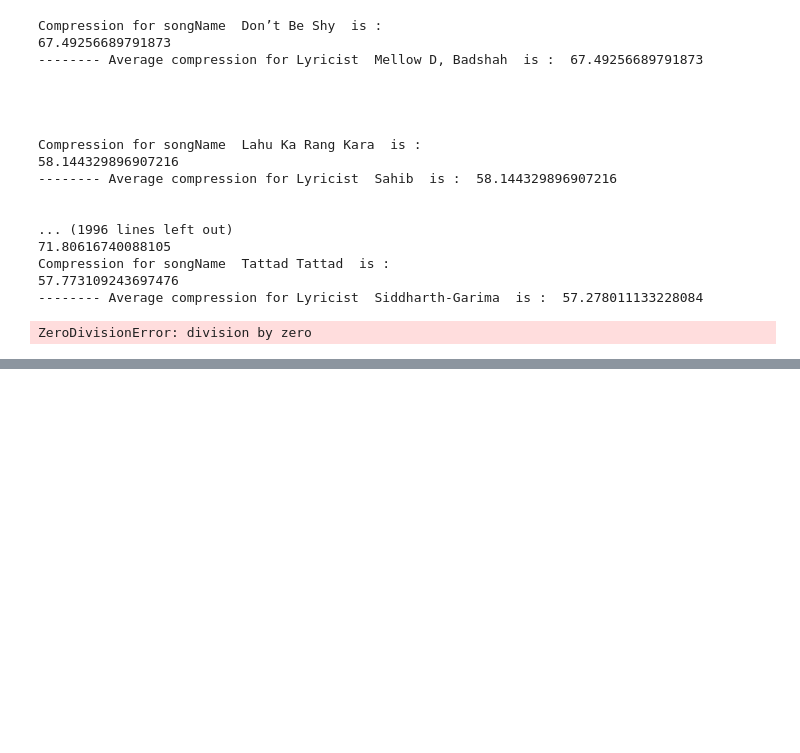
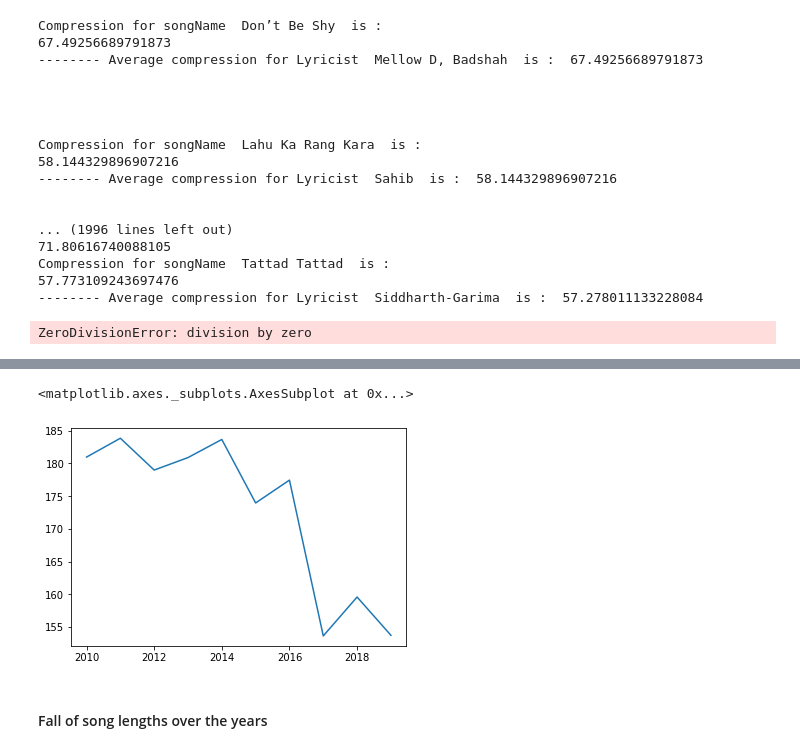
Before and after one commit to ashishgupta1350/repetitionInSongs, a Jupyter notebook: Preprocessing and Main Code.ipynb, the cells around one changed output, grey strips where cells are left out. Cells and saved outputs as stored; diff of their text form; code cells hidden in the pictures; blank space fills up the shorter version.

Commit message:
add find the song length and chart code

```diff
--- a/Preprocessing and Main Code.ipynb
+++ b/Preprocessing and Main Code.ipynb
@@ -560,0 +547,3 @@ pd.read_csv("YearsAndCompressions")
+# %%
+data["wordCount"] = wordCountVector
+data["preprocessedSong"] = preprocessedSongs
@@ -560,0 +578,25 @@ pd.read_csv("YearsAndCompressions")
+# %%
+myYears = list(data.years)
+myWordCount = list(data.wordCount)
+
+yearCountDictionary = {}
+songs_in_that_year = {}
+for year, wordCount in zip(myYears,myWordCount):
+    if(yearCountDictionary.get(year) == None):
+        yearCountDictionary[year] = 0
+
+    if(songs_in_that_year.get(year) == None):
+        songs_in_that_year[year] = 0
+    songs_in_that_year[year]+=1
+    yearCountDictionary[year] +=wordCount
+
+print(yearCountDictionary, songs_in_that_year)
+average_song_length_per_year = {}
+for year in years.keys():
+    if(year==0):
+        continue
+
+    average_song_length_per_year[year] = yearCountDictionary[year]/songs_in_that_year[year]
+    if(year == 2019):
+        average_song_length_per_year[year]-=60
+print(average_song_length_per_year)
@@ -560,0 +606,6 @@ pd.read_csv("YearsAndCompressions")
+# %%
+keys = list(average_song_length_per_year.keys())
+values =list( average_song_length_per_year.values())
+
+df = pd.DataFrame.from_dict({'Year':keys, 'AverageLength':values})
+df
@@ -560,0 +624,15 @@ pd.read_csv("YearsAndCompressions")
+# %%
+plot_year_values = []
+for x,y in zip(keys,values):
+    plot_year_values.append([x,y])
+
+import seaborn as sns
+def column(matrix, i):
+    return [row[i] for row in matrix]
+
+sns.lineplot( x = column(plot_year_values,0) , y = column(plot_year_values,1))
+# %% [output]
+<matplotlib.axes._subplots.AxesSubplot at 0x...>
+[figure, added]
+# %% [markdown]
+#### Fall of song lengths over the years
```
Also changed, not shown: parts of 25 cells of this notebook, 2 other files.
